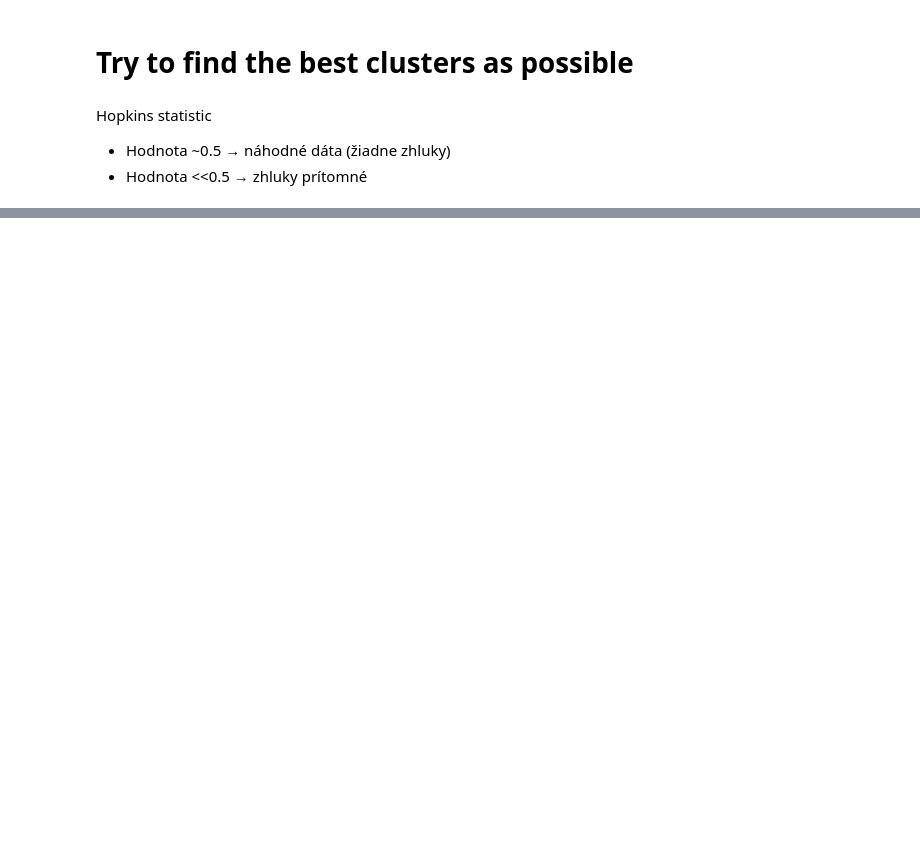
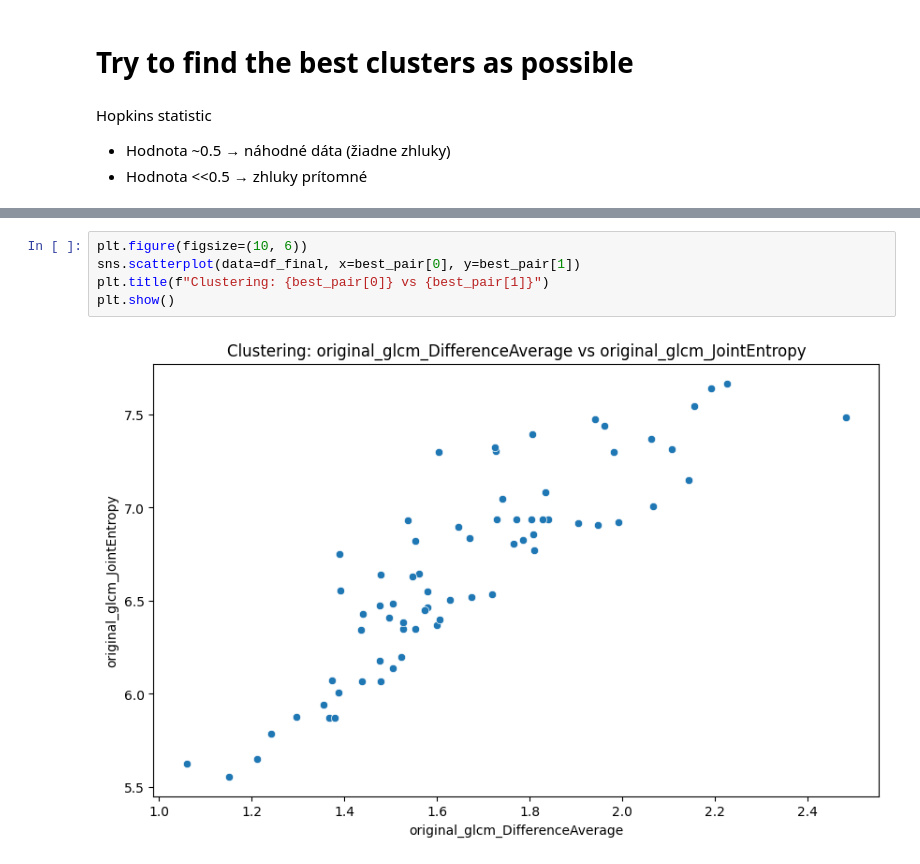
Before and after one commit to lukas1110/Analysis-of-multiple-myelomas-from-dual-CT, a Jupyter notebook: spine_level/clustering.ipynb, the cells around one changed output, grey strips where cells are left out. Saved outputs shown, nothing was run; the diff lists cells and outputs as text; blank space fills up the shorter version.

```diff
--- a/spine_level/clustering.ipynb
+++ b/spine_level/clustering.ipynb
@@ -231,0 +278,7 @@ for df_name, df in merged.items():
+# %%
+plt.figure(figsize=(10, 6))
+sns.scatterplot(data=df_final, x=best_pair[0], y=best_pair[1])
+plt.title(f"Clustering: {best_pair[0]} vs {best_pair[1]}")
+plt.show()
+# %% [output]
+[figure, added]
```
Also changed, not shown: parts of 14 cells of this notebook, 3 other files.
